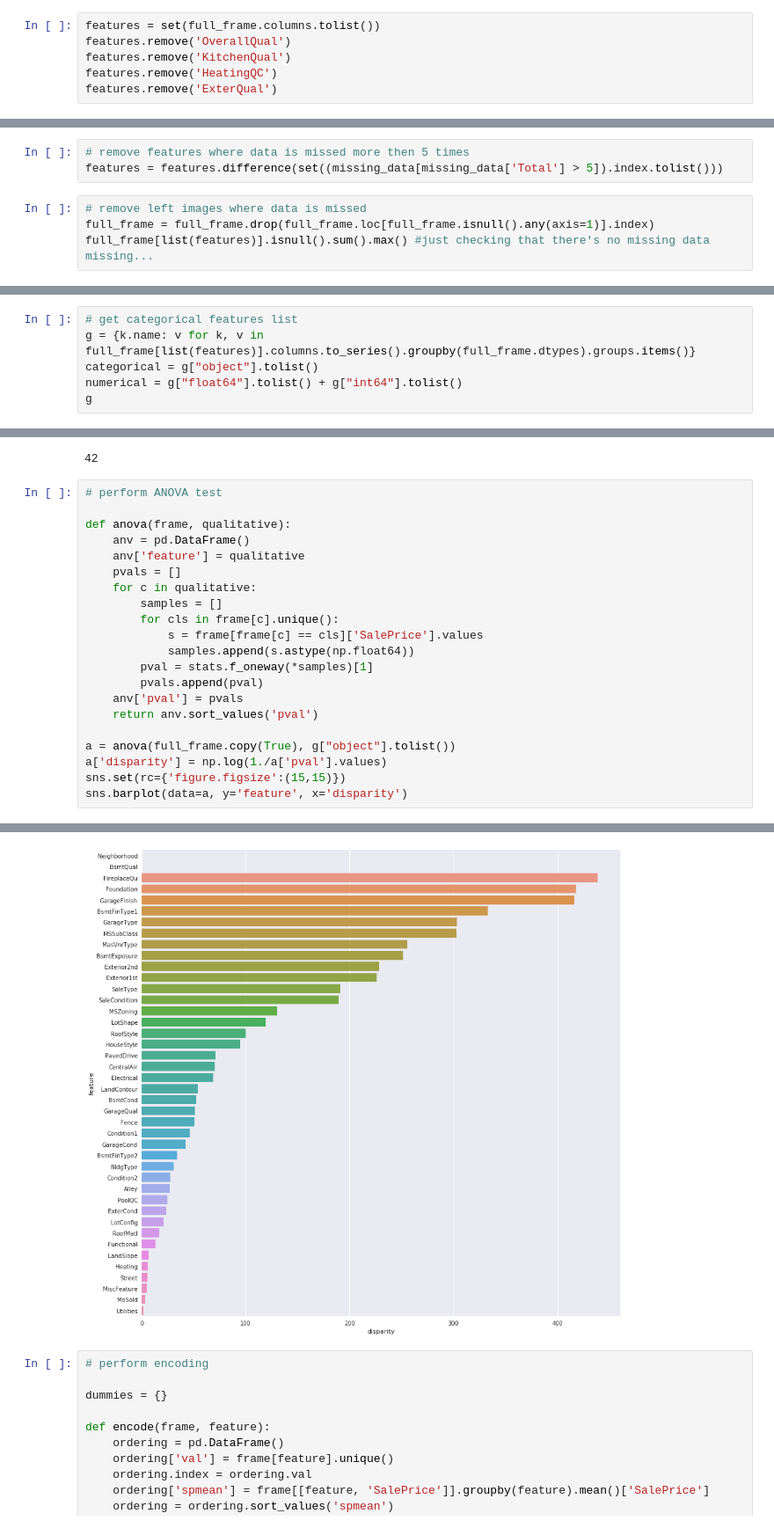
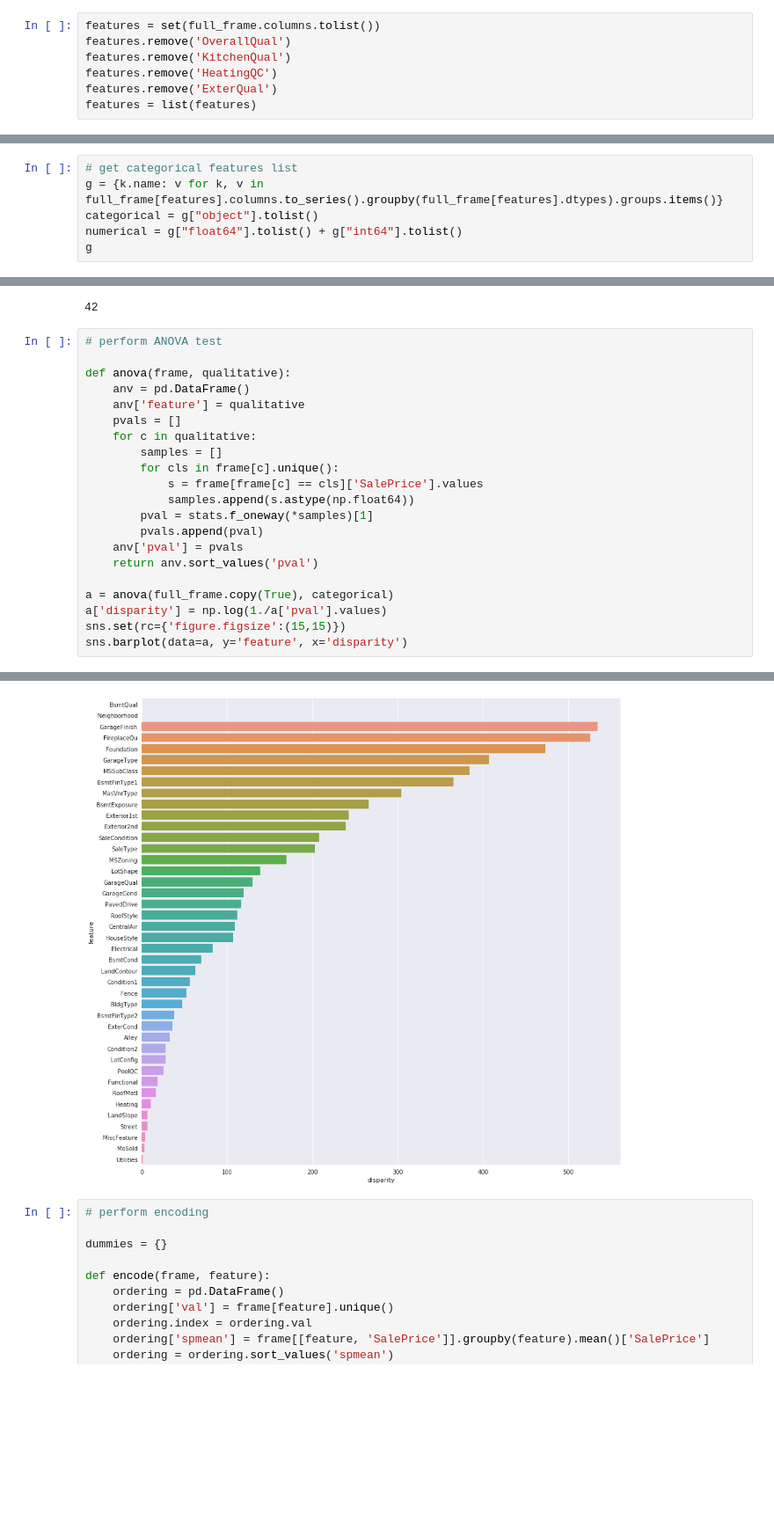
Before and after one commit to spiashko-house-prices/house-prices-notebook, a Jupyter notebook: notebook/data_analise.ipynb, the cells around one changed output, grey strips where cells are left out. Shown at 88% size. Drawn from its saved outputs; the diff is of its cells as text; blank space fills up the shorter version.

```diff
--- a/notebook/data_analise.ipynb
+++ b/notebook/data_analise.ipynb
@@ -64,6 +69,7 @@ features.remove('OverallQual')
 features.remove('KitchenQual')
 features.remove('HeatingQC')
 features.remove('ExterQual')
+features = list(features)
 # %%
 len(features)
 # %% [output]
@@ -86,7 +76,0 @@ missing_data.head(5)
-# %%
-# remove features where data is missed more then 5 times
-features = features.difference(set((missing_data[missing_data['Total'] > 5]).index.tolist()))
-# %%
-# remove left images where data is missed
-full_frame = full_frame.drop(full_frame.loc[full_frame.isnull().any(axis=1)].index)
-full_frame[list(features)].isnull().sum().max() #just checking that there's no missing data missing...
@@ -101,7 +78,7 @@ len(features)
 ### Lists of numerical and categorical features
 # %%
 # get categorical features list
-g = {k.name: v for k, v in full_frame[list(features)].columns.to_series().groupby(full_frame.dtypes).groups.items()}
+g = {k.name: v for k, v in full_frame[features].columns.to_series().groupby(full_frame[features].dtypes).groups.items()}
 categorical = g["object"].tolist()
 numerical = g["float64"].tolist() + g["int64"].tolist()
 g
@@ -250,27 +227,27 @@ len(categorical)
 # %%
 # perform ANOVA test
 
 def anova(frame, qualitative):
     anv = pd.DataFrame()
     anv['feature'] = qualitative
     pvals = []
     for c in qualitative:
         samples = []
         for cls in frame[c].unique():
             s = frame[frame[c] == cls]['SalePrice'].values
             samples.append(s.astype(np.float64))
         pval = stats.f_oneway(*samples)[1]
         pvals.append(pval)
     anv['pval'] = pvals
     return anv.sort_values('pval')
 
-a = anova(full_frame.copy(True), g["object"].tolist())
+a = anova(full_frame.copy(True), categorical)
 a['disparity'] = np.log(1./a['pval'].values)
 sns.set(rc={'figure.figsize':(15,15)})
 sns.barplot(data=a, y='feature', x='disparity')
 # %% [output]
 <matplotlib.axes._subplots.AxesSubplot at 0x...>
-[figure, old version]
+[figure, new version]
 # %%
 # perform encoding
 
```
Also changed, not shown: parts of 26 cells of this notebook, 2 other files.
